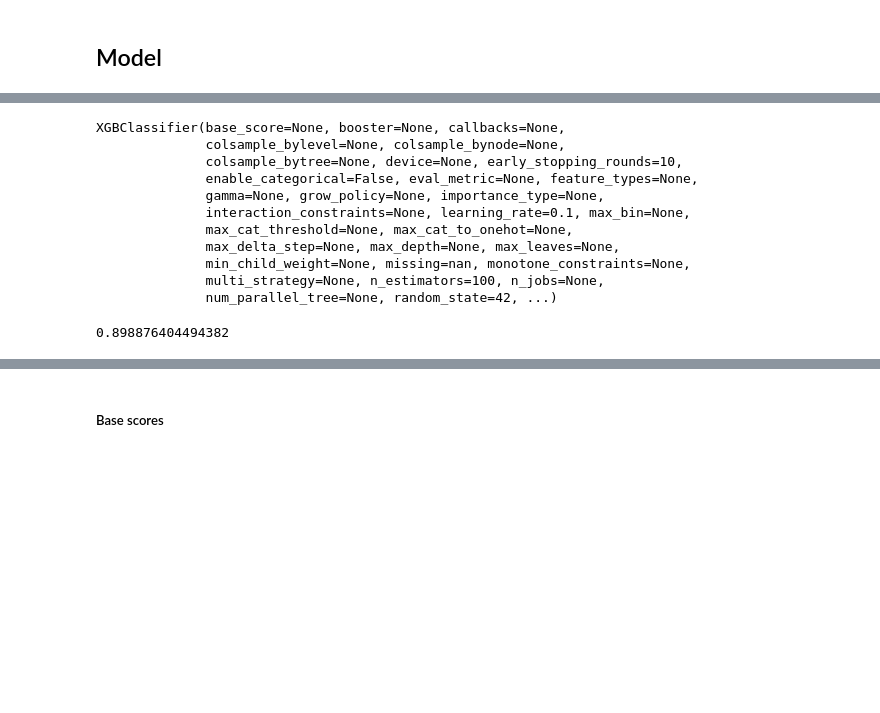
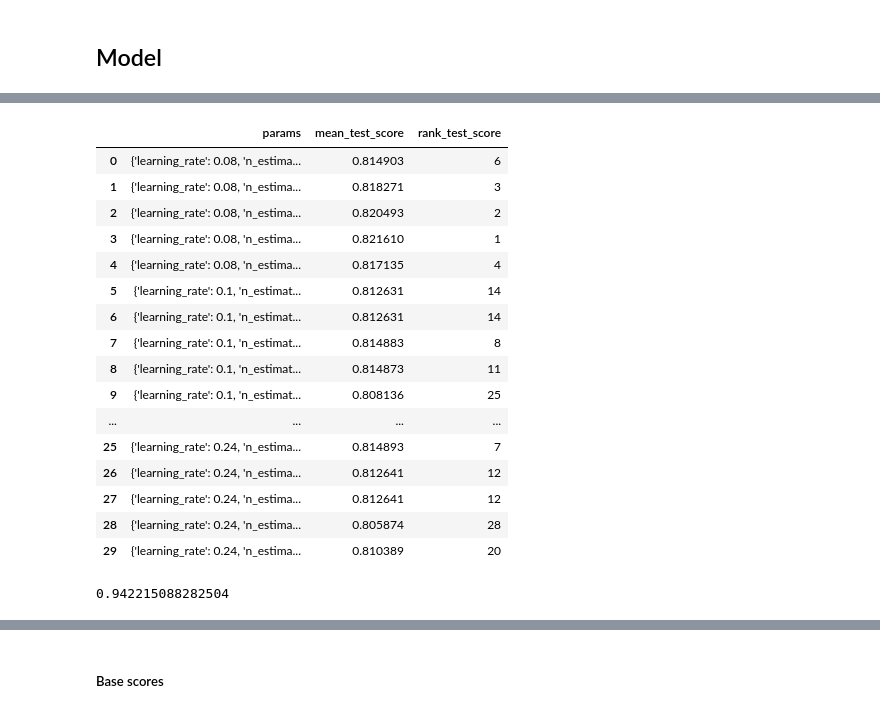
Before and after one commit to dtuleva/Kaggle_Competitions, a Jupyter notebook: titanic_machine_learning_from_disaster.ipynb, the cells around one changed output, grey strips where cells are left out. Cells and saved outputs as stored; diff of their text form; code cells hidden in the pictures; blank space fills up the shorter version.

Commit message:
Kaggle Notebook | Titanic_Machine_Learning_from_Disaster | xgb grid no early stopping full data

```diff
--- a/titanic_machine_learning_from_disaster.ipynb
+++ b/titanic_machine_learning_from_disaster.ipynb
@@ -231,6 +223,23 @@ xgb = XGBClassifier(
+# %%
+# Define a model
+xgb = XGBClassifier(
+#     early_stopping_rounds = 10,
+    random_state = 42
+)
+
+# Define grid search with cross-validation
+xgb_grid = GridSearchCV(
+    estimator = xgb,
+    param_grid = {
+        "n_estimators": [80, 100, 160, 200, 240],
+        "learning_rate": [0.08, 0.1, 0.14, 0.18, 0.2, 0.24]
+    },
+    cv = 8,
+    scoring = "accuracy"
+)
 # %%
 # Fit the preprocessor, so that it could be used for the `eval_set`
-preprocessor.fit(titanic_train)
+preprocessor.fit(titanic)
 # %% [output]
 ColumnTransformer(transformers=[('numerical',
                                  Pipeline(steps=[('imputer',
@@ -252,6 +262,7 @@ ColumnTransformer(transformers=[('numerical',
                                  ['Pclass', 'SibSp', 'Parch'])])
 # %%
 # Transform data
+titanic_full_preprocessed = preprocessor.transform(titanic)
 titanic_train_preprocessed = preprocessor.transform(titanic_train)
 titanic_val_preprocessed = preprocessor.transform(titanic_val)
 titanic_test_preprocessed = preprocessor.transform(titanic_test)
@@ -263,0 +271,7 @@ titanic_test_preprocessed = preprocessor.transform(titanic_test)
+# %%
+xgb_grid.fit(
+    titanic_full_preprocessed,
+    survived,
+#     eval_set=[(titanic_val_preprocessed, survived_val)],
+#     verbose = False
+)
@@ -264,24 +296,33 @@ titanic_test_preprocessed = preprocessor.transform(titanic_test)
 # %%
-# Train the model
-xgb.fit(
-    titanic_train_preprocessed,
-    survived_train,
-    eval_set=[(titanic_val_preprocessed, survived_val)],
-    verbose = False
-)
+# # Train the model
+# xgb.fit(
+#     titanic_train_preprocessed,
+#     survived_train,
+#     eval_set=[(titanic_val_preprocessed, survived_val)],
+#     verbose = False
+# )
-# %% [output]
-XGBClassifier(base_score=None, booster=None, callbacks=None,
-              colsample_bylevel=None, colsample_bynode=None,
-              colsample_bytree=None, device=None, early_stopping_rounds=10,
-              enable_categorical=False, eval_metric=None, feature_types=None,
-              gamma=None, grow_policy=None, importance_type=None,
-              interaction_constraints=None, learning_rate=0.1, max_bin=None,
-              max_cat_threshold=None, max_cat_to_onehot=None,
-              max_delta_step=None, max_depth=None, max_leaves=None,
-              min_child_weight=None, missing=nan, monotone_constraints=None,
-              multi_strategy=None, n_estimators=100, n_jobs=None,
-              num_parallel_tree=None, random_state=42, ...)
+# %%
+pd.DataFrame(xgb_grid.cv_results_)[["params", "mean_test_score", "rank_test_score"]]
+# %% [output]
+|  | params | mean_test_score | rank_test_score |
+| 0 | {'learning_rate': 0.08, 'n_estima... | 0.814903 | 6 |
+| 1 | {'learning_rate': 0.08, 'n_estima... | 0.818271 | 3 |
+| 2 | {'learning_rate': 0.08, 'n_estima... | 0.820493 | 2 |
+| 3 | {'learning_rate': 0.08, 'n_estima... | 0.821610 | 1 |
+| 4 | {'learning_rate': 0.08, 'n_estima... | 0.817135 | 4 |
+| 5 | {'learning_rate': 0.1, 'n_estimat... | 0.812631 | 14 |
+| 6 | {'learning_rate': 0.1, 'n_estimat... | 0.812631 | 14 |
+| 7 | {'learning_rate': 0.1, 'n_estimat... | 0.814883 | 8 |
+| 8 | {'learning_rate': 0.1, 'n_estimat... | 0.814873 | 11 |
+| 9 | {'learning_rate': 0.1, 'n_estimat... | 0.808136 | 25 |
+| ... | ... | ... | ... |
+| 25 | {'learning_rate': 0.24, 'n_estima... | 0.814893 | 7 |
+| 26 | {'learning_rate': 0.24, 'n_estima... | 0.812641 | 12 |
+| 27 | {'learning_rate': 0.24, 'n_estima... | 0.812641 | 12 |
+| 28 | {'learning_rate': 0.24, 'n_estima... | 0.805874 | 28 |
+| 29 | {'learning_rate': 0.24, 'n_estima... | 0.810389 | 20 |
 # %%
-xgb.score(titanic_train_preprocessed, survived_train)
+best_model = xgb_grid.best_estimator_
+best_model.score(titanic_train_preprocessed, survived_train)
 # %% [output]
-0.898876404494382
+0.942215088282504
```
Also changed, not shown: parts of 16 cells of this notebook.
